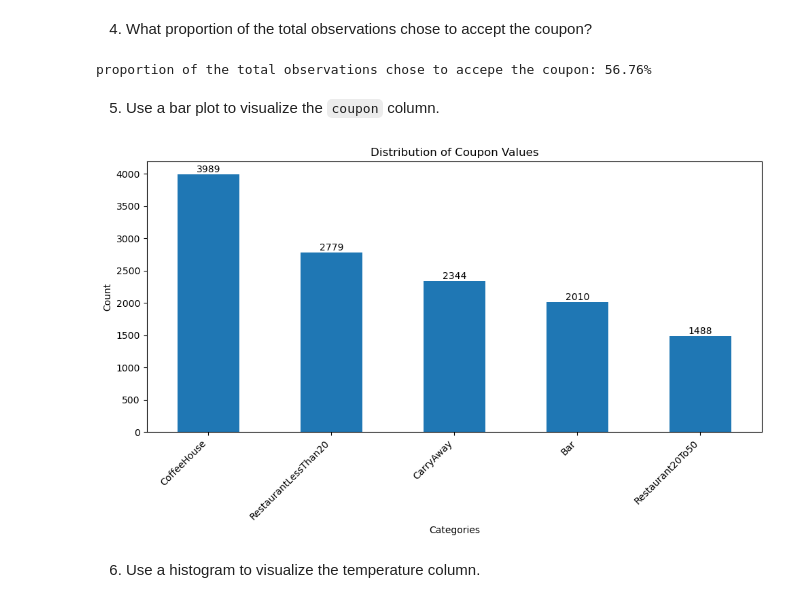
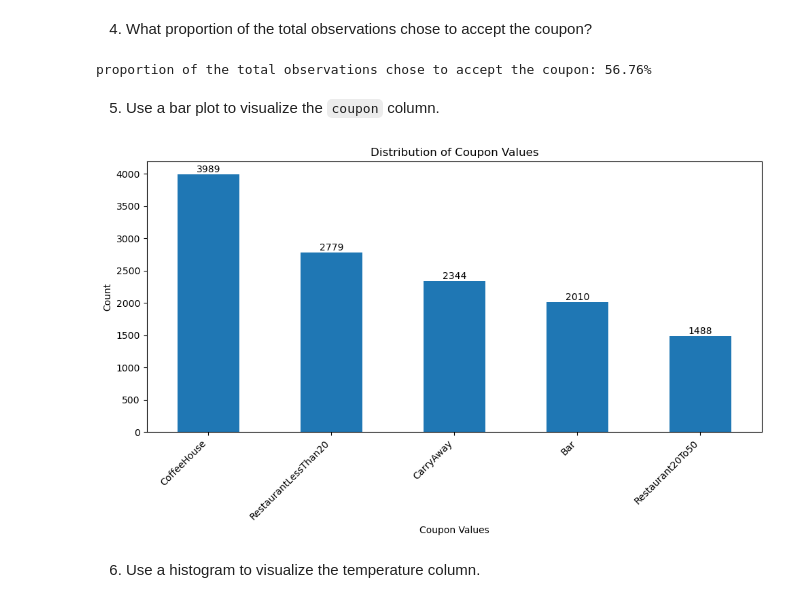
Before and after one commit to nscys2025/B-AIML-PracticalApplication1, a Jupyter notebook: prompt.ipynb, the cells around one changed output. Drawn from its saved outputs; the diff is of its cells as text; code cells hidden in the pictures.

```diff
--- a/prompt.ipynb
+++ b/prompt.ipynb
@@ -362,30 +391,35 @@ dtype: float64
 # %% [markdown]
 4. What proportion of the total observations chose to accept the coupon?
 # %%
+#Taking mean shows the acceptance rate of the coupon in this case.
 ratio = data_mod['Y'].mean() * 100
-print(f'proportion of the total observations chose to accepe the coupon: {ratio:.2f}%' )
+print(f'proportion of the total observations chose to accept the coupon: {ratio:.2f}%' )
 # %% [output]
-proportion of the total observations chose to accepe the coupon: 56.76%
+proportion of the total observations chose to accept the coupon: 56.76%
 # %% [markdown]
 5. Use a bar plot to visualize the `coupon` column.
 # %%
+#take the count of each coupon value so the counts can be used for Y and X can be the coupon values.
 value_counts = data_mod['coupon'].value_counts()
+# using dataframe to add barplot
 ax = value_counts.plot(kind='bar',
                       figsize=(10, 6),
                       title='Distribution of Coupon Values',
-                      xlabel='Categories',
+                      xlabel='Coupon Values',
                       ylabel='Count')
+
+
+# using seaborn to add barplot
+#ax = sns.barplot(x=value_counts.index, y=value_counts.values)
 
 # Customize the plot
 plt.xticks(rotation=45, ha='right')
 plt.tight_layout()
 for i, v in enumerate(value_counts):
     ax.text(i, v, str(v), ha='center', va='bottom')
-
-# Show plot
 plt.show()
 # %% [output]
-[figure, old version]
+[figure, new version]
 # %% [markdown]
 6. Use a histogram to visualize the temperature column.
 # %%
```
Also changed, not shown: parts of 15 cells of this notebook.
